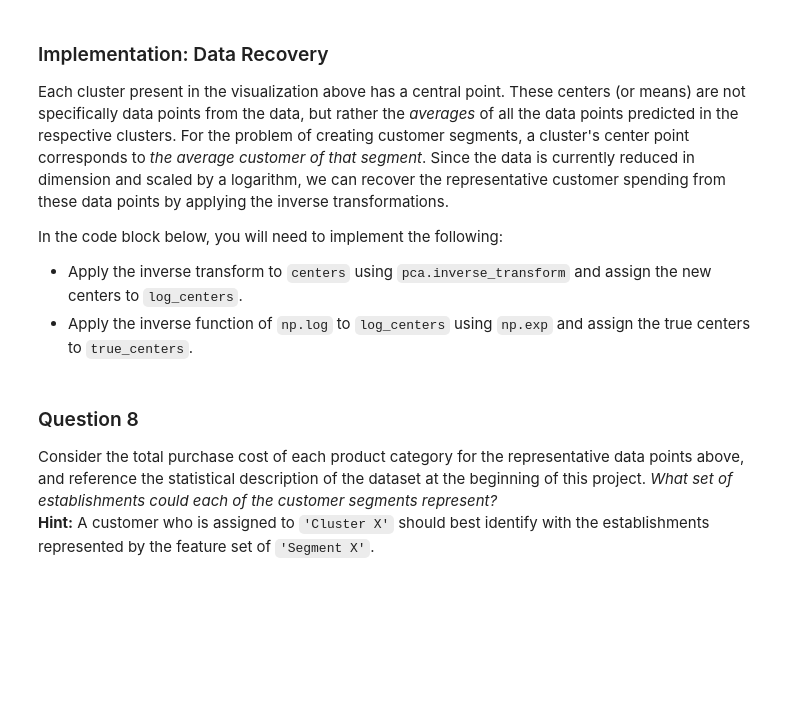
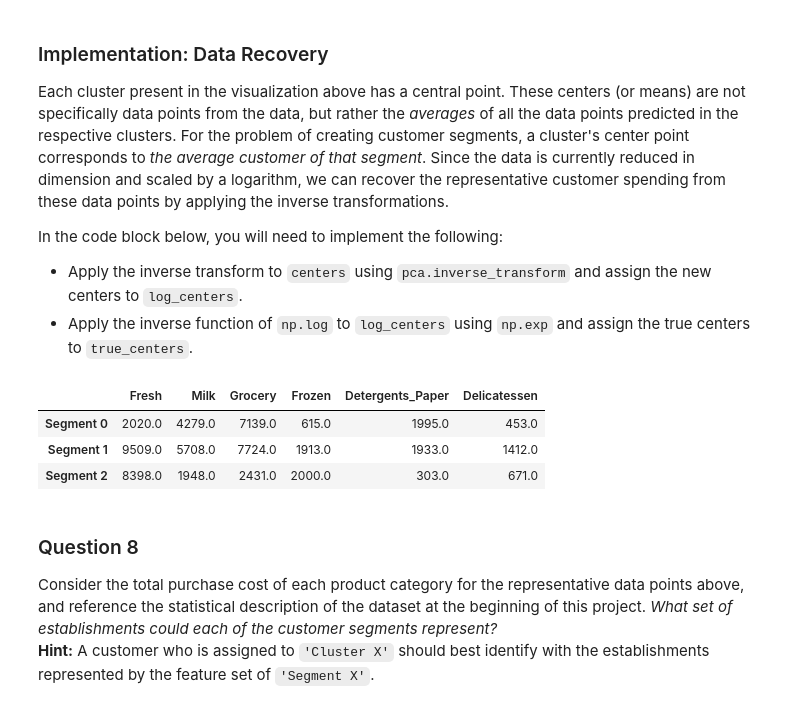
Before and after one commit to dav376/customer_segments, a Jupyter notebook: customer_segments.ipynb, the cells around one changed output. Drawn from its saved outputs; the diff is of its cells as text; code cells hidden in the pictures; blank space fills up the shorter version.

Commit message:
wip: customer segments

```diff
--- a/customer_segments.ipynb
+++ b/customer_segments.ipynb
@@ -487,16 +500,21 @@ In the code block below, you will need to implement the following:
  - Apply the inverse function of `np.log` to `log_centers` using `np.exp` and assign the true centers to `true_centers`.
 # %%
 # TODO: Inverse transform the centers
-log_centers = None
+log_centers = pca.inverse_transform(centers)
 
 # TODO: Exponentiate the centers
-true_centers = None
+true_centers = np.exp(log_centers)
 
 # Display the true centers
 segments = ['Segment {}'.format(i) for i in range(0,len(centers))]
 true_centers = pd.DataFrame(np.round(true_centers), columns = data.keys())
 true_centers.index = segments
 display(true_centers)
+# %% [output]
+|  | Fresh | Milk | Grocery | Frozen | Detergents_Paper | Delicatessen |
+| Segment 0 | 2020.0 | 4279.0 | 7139.0 | 615.0 | 1995.0 | 453.0 |
+| Segment 1 | 9509.0 | 5708.0 | 7724.0 | 1913.0 | 1933.0 | 1412.0 |
+| Segment 2 | 8398.0 | 1948.0 | 2431.0 | 2000.0 | 303.0 | 671.0 |
 # %% [markdown]
 ### Question 8
 Consider the total purchase cost of each product category for the representative data points above, and reference the statistical description of the dataset at the beginning of this project. *What set of establishments could each of the customer segments represent?*
```
Also changed, not shown: parts of 7 cells of this notebook.
